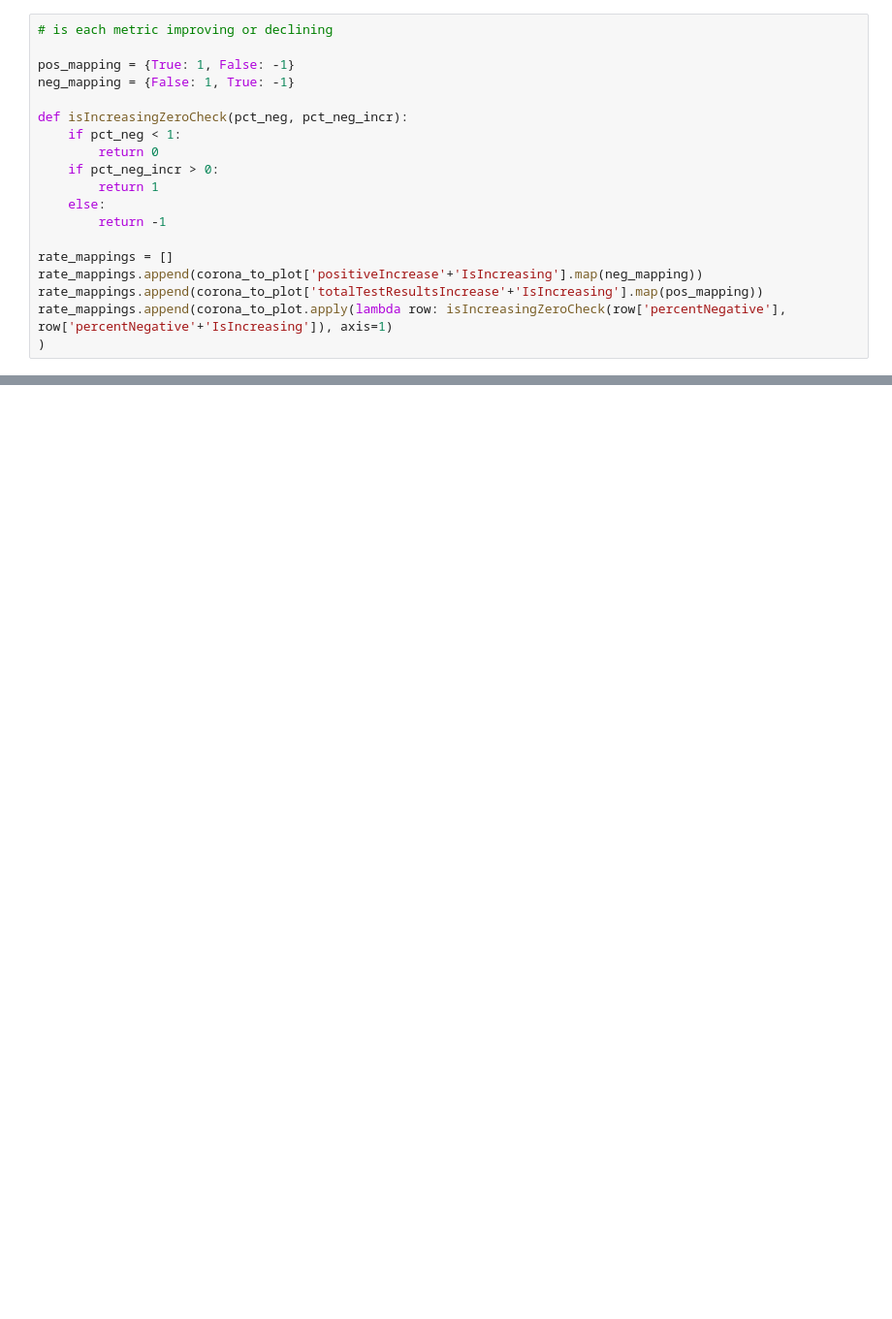
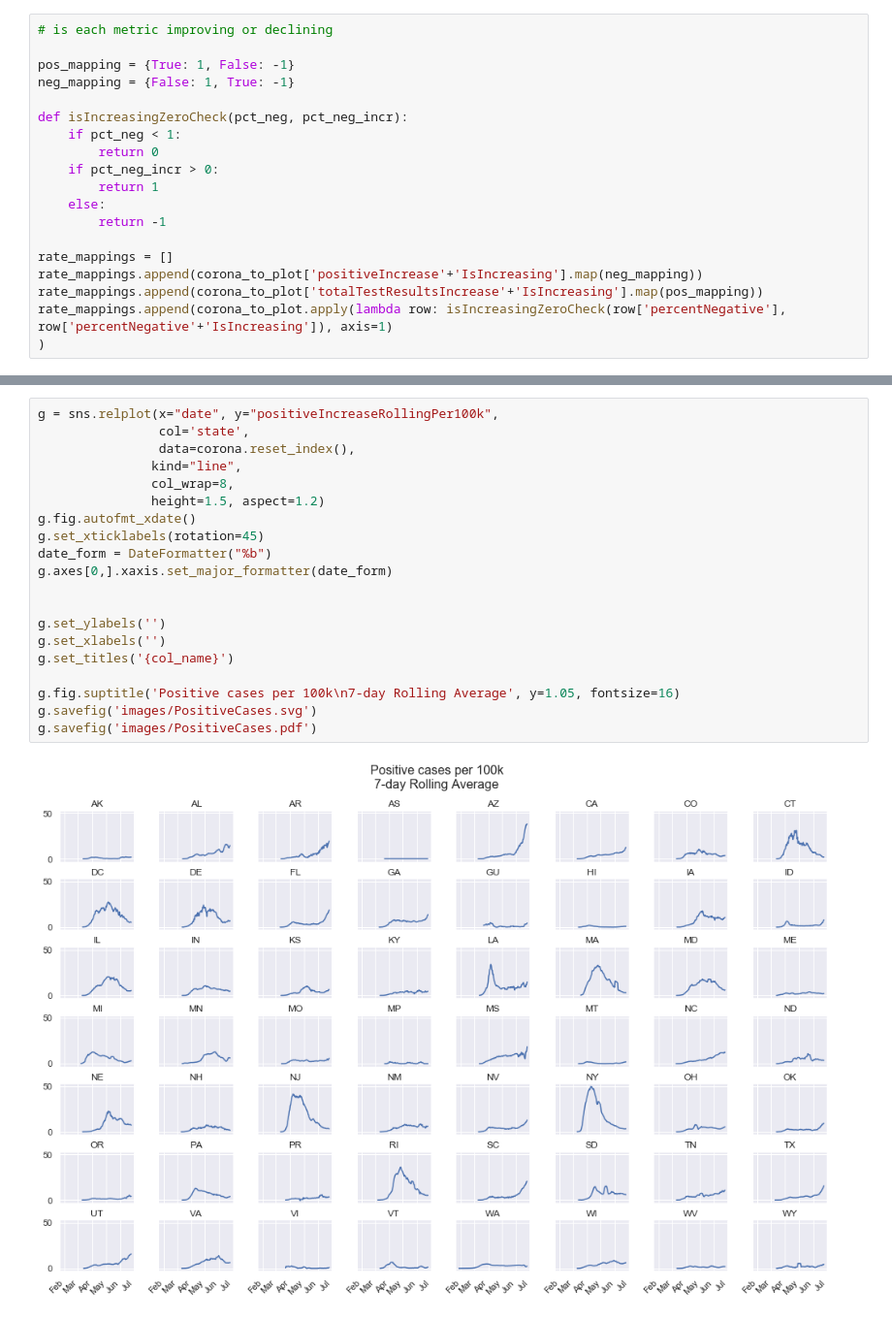
Before and after one commit to mocohen/COVID, a Jupyter notebook: Covid Metrics.ipynb, the cells around one changed output, grey strips where cells are left out. Shown at 97% size. Drawn from its saved outputs; the diff is of its cells as text; blank space fills up the shorter version.

```diff
--- a/Covid Metrics.ipynb
+++ b/Covid Metrics.ipynb
@@ -256,0 +280,22 @@ plt.savefig('state_by_state_summary.pdf')
+# %%
+g = sns.relplot(x="date", y="positiveIncreaseRollingPer100k",
+                col='state',
+                data=corona.reset_index(),
+               kind="line",
+               col_wrap=8,
+               height=1.5, aspect=1.2)
+g.fig.autofmt_xdate()
+g.set_xticklabels(rotation=45)
+date_form = DateFormatter("%b")
+g.axes[0,].xaxis.set_major_formatter(date_form)
+
+
+g.set_ylabels('')
+g.set_xlabels('')
+g.set_titles('{col_name}')
+
+g.fig.suptitle('Positive cases per 100k\n7-day Rolling Average', y=1.05, fontsize=16)
+g.savefig('images/PositiveCases.svg')
+g.savefig('images/PositiveCases.pdf')
+# %% [output]
+[figure, added]
```
Also changed, not shown: parts of 9 cells of this notebook, 4 other files.
